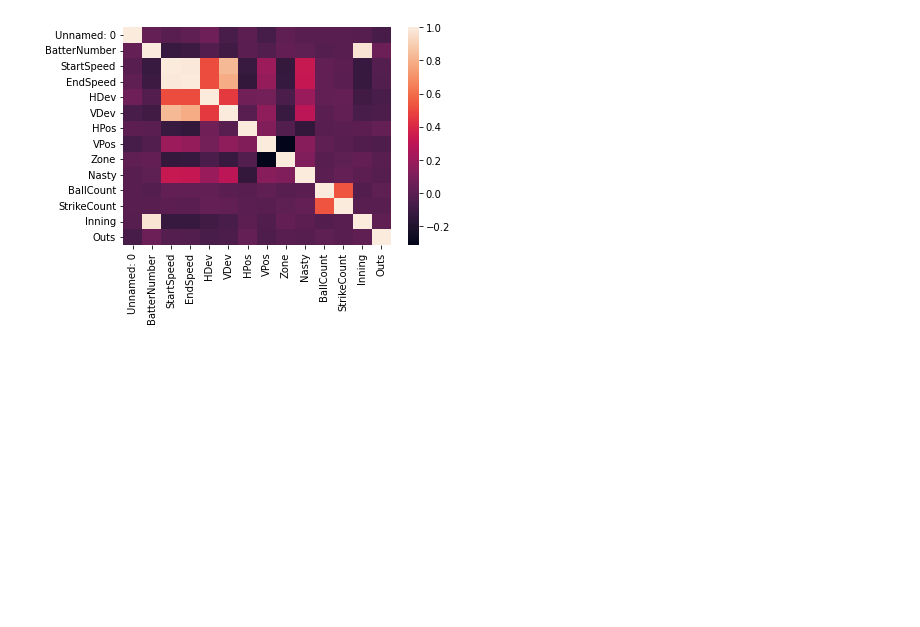
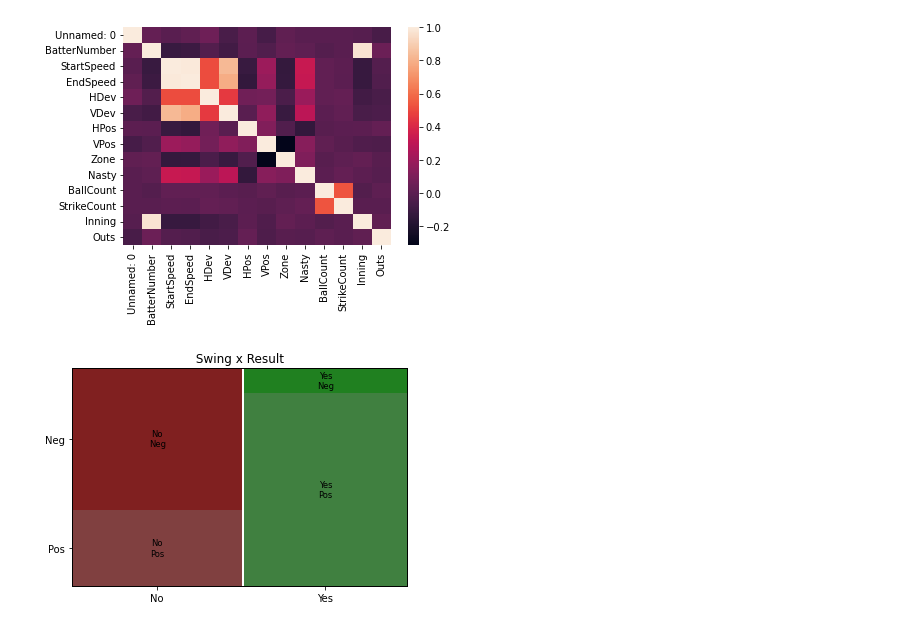
Before and after one commit to mayahany/Assignment1, a Jupyter notebook: Assignment1 notebook-Copy1.ipynb, the cells around one changed output. Cells and saved outputs as stored; diff of their text form; code cells hidden in the pictures; blank space fills up the shorter version.

```diff
--- a/Assignment1 notebook-Copy1.ipynb
+++ b/Assignment1 notebook-Copy1.ipynb
@@ -606,0 +604,5 @@ plt.show()
+# %%
+mosaic(df, ['Swing', 'Result'], title=' Swing x Result ')
+plt.show()
+# %% [output]
+[figure, added]
```
Also changed, not shown: parts of 3 cells of this notebook.
